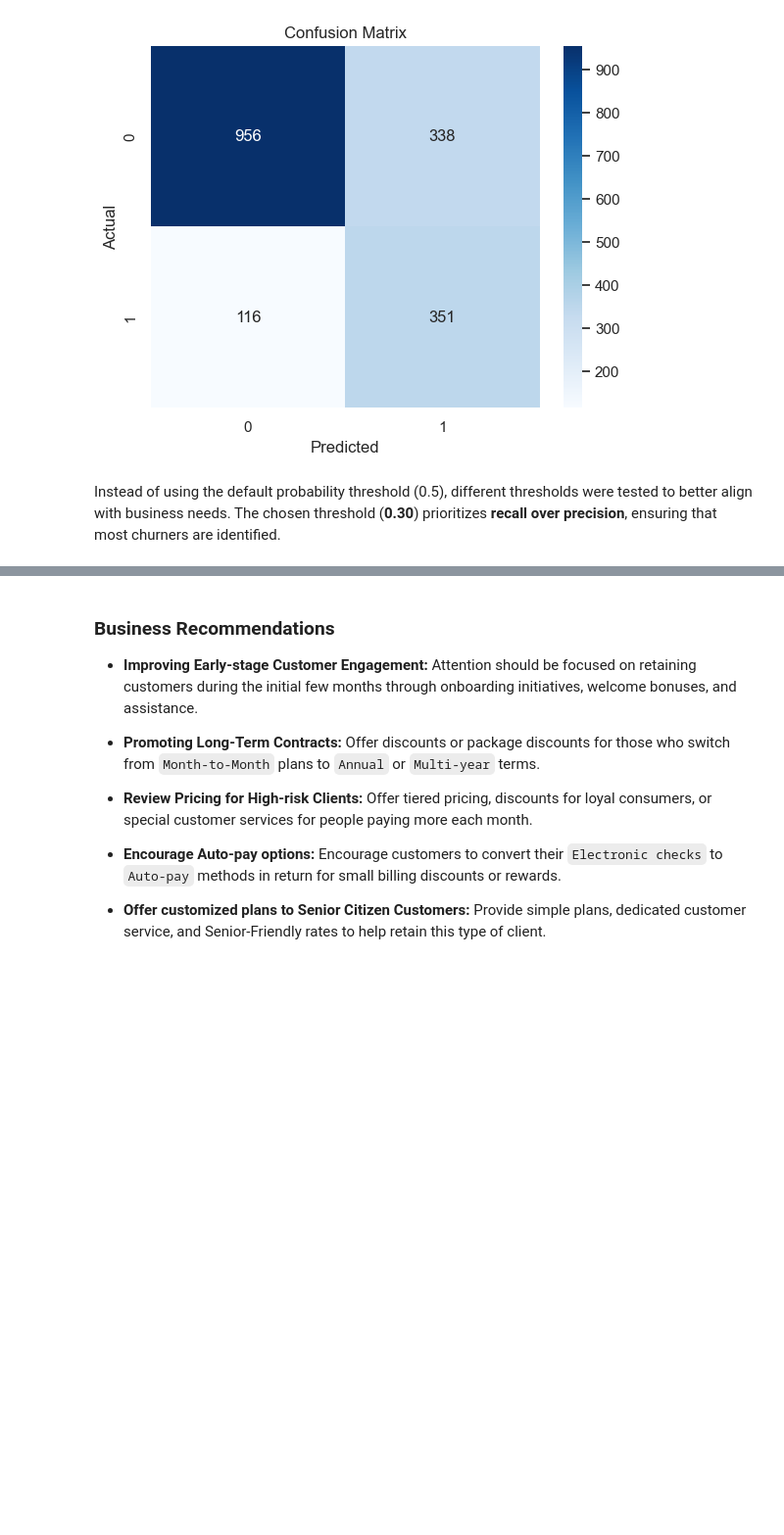
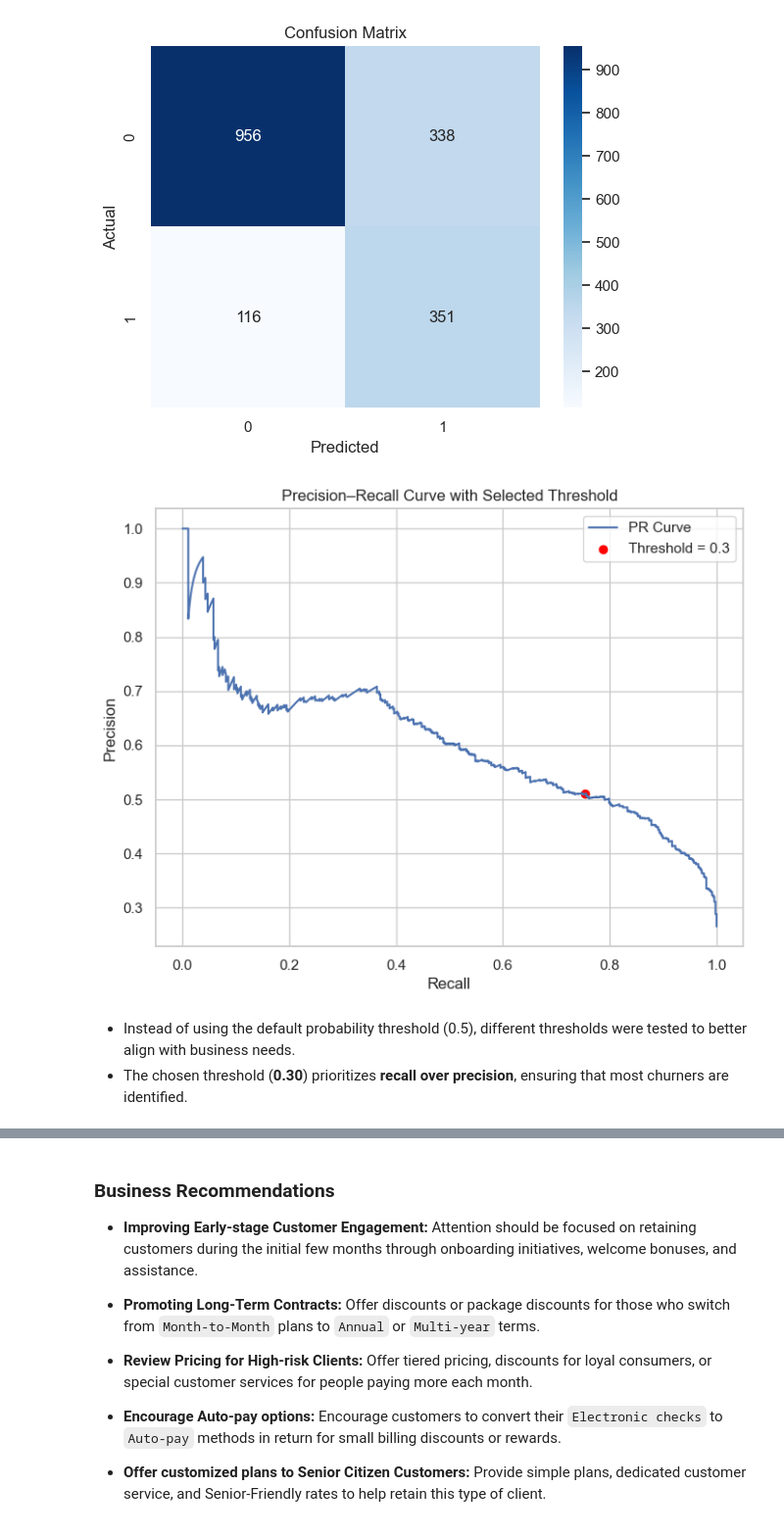
Before and after one commit to CaptianGhost/Telco_Customer_Churn-EDA, a Jupyter notebook: Telco_Customer_Churn-EDA.ipynb, the cells around one changed output, grey strips where cells are left out. Shown at 98% size. Saved outputs shown, nothing was run; the diff lists cells and outputs as text; code cells hidden in the pictures; blank space fills up the shorter version.

```diff
--- a/Telco_Customer_Churn-EDA.ipynb
+++ b/Telco_Customer_Churn-EDA.ipynb
@@ -381,6 +358,27 @@ plt.show()
    macro avg       0.70      0.75      0.71      1761
 weighted avg       0.79      0.74      0.75      1761
 [figure]
+# %%
+chosen_threshold = 0.30
+idx = np.argmin(np.abs(pr_thresholds - chosen_threshold))
+
+plt.figure(figsize=(8, 6))
+plt.plot(recall, precision, label="PR Curve")
+plt.scatter(
+    recall[idx],
+    precision[idx],
+    color="red",
+    label=f"Threshold = {chosen_threshold}"
+)
+
+plt.xlabel("Recall")
+plt.ylabel("Precision")
+plt.title("Precision–Recall Curve with Selected Threshold")
+plt.legend()
+
+plt.show()
+# %% [output]
+[figure, added]
 # %% [markdown]
-Instead of using the default probability threshold (0.5), different thresholds were tested to better align with business needs.
-The chosen threshold (**0.30**) prioritizes **recall over precision**, ensuring that most churners are identified.
+- Instead of using the default probability threshold (0.5), different thresholds were tested to better align with business needs.
+- The chosen threshold (**0.30**) prioritizes **recall over precision**, ensuring that most churners are identified.
```
Also changed, not shown: parts of 25 cells of this notebook.
